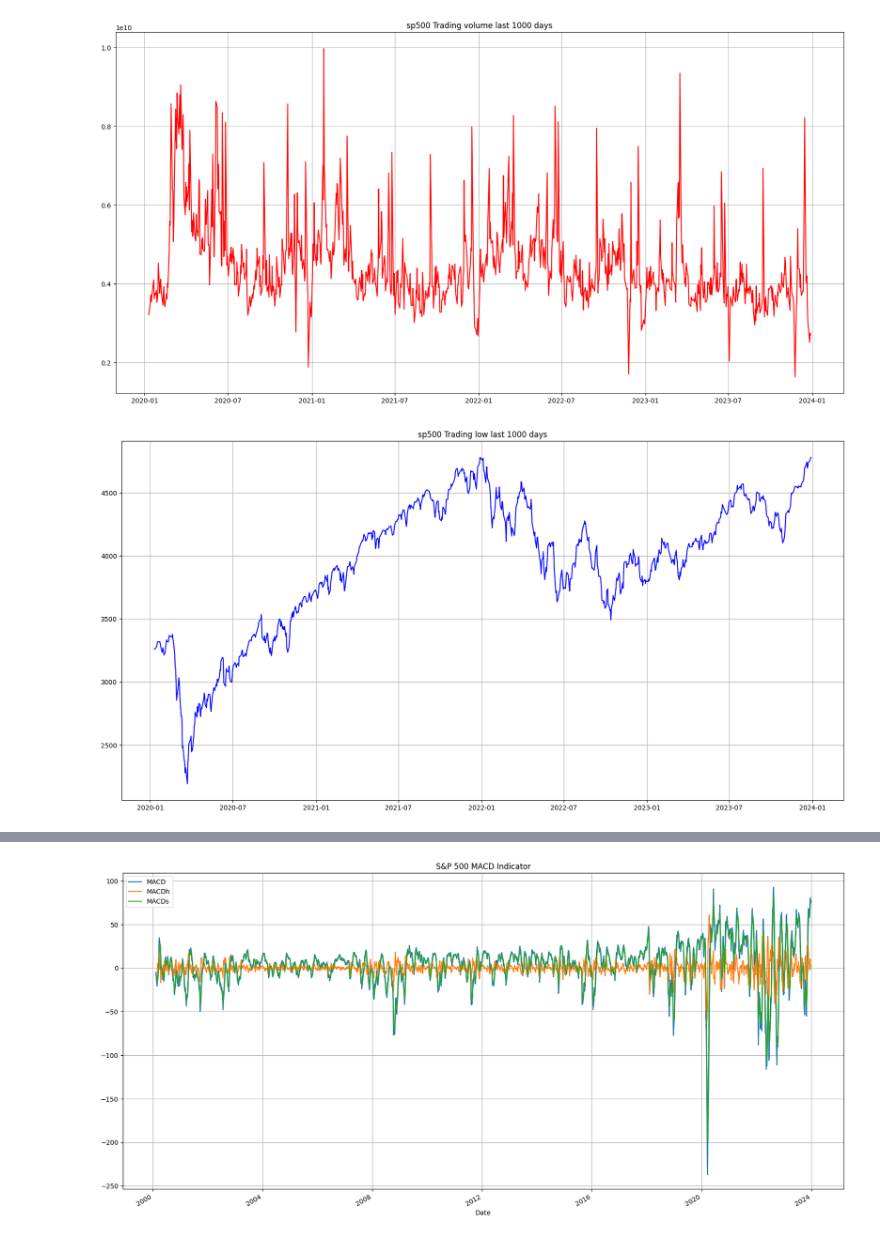
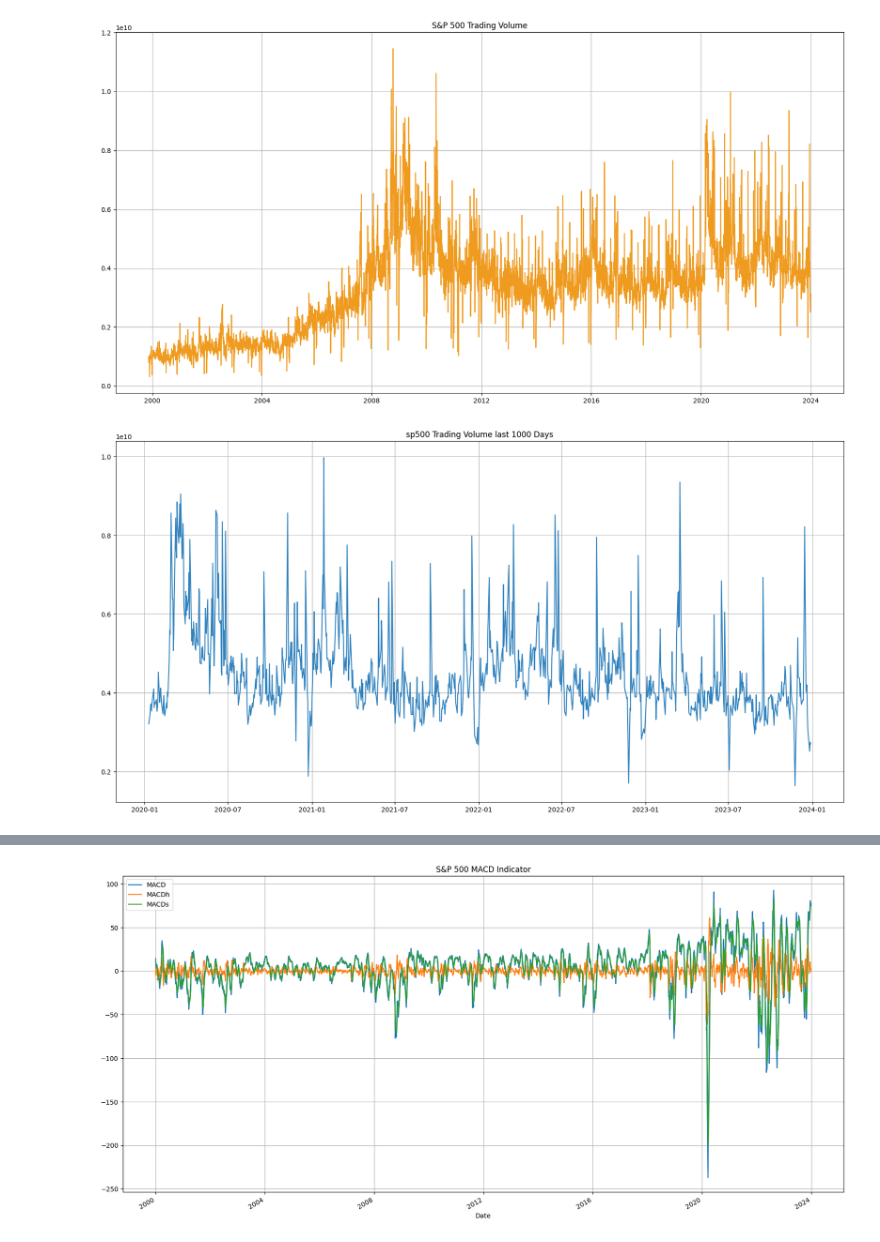
Before and after one commit to MichaelHoha/algo-trding-predictions-s-p-500, a Jupyter notebook: Algo_Trading.ipynb, the cells around one changed output, grey strips where cells are left out. Drawn from its saved outputs; the diff is of its cells as text; code cells hidden in the pictures.

```diff
--- a/Algo_Trading.ipynb
+++ b/Algo_Trading.ipynb
@@ -43,7 +85,7 @@ hist
 # %%
-start_date = "2000-01-01"
+start_date = "1999-11-15"
 end_date = "2023-12-31"
 
 hist = sp500.history(start=start_date,end=end_date)
-hist
+hist.info()
 # %% [output]
@@ -64,10 +119,8 @@ hist
 # %%
+Show_Graph(hist["Volume"], "S&P 500 Trading Volume", '#ef9b20')
+
 vol_sp500 = hist["Volume"][-1000:-1]
-Show_Graph(vol_sp500, "sp500 Trading volume last 1000 days", 'red')
+Show_Graph(vol_sp500, "sp500 Trading Volume last 1000 Days", '#3182BD')
 # %% [output]
-[figure, old version]
+[figure, new version]
+[figure, added]
-# %%
-low_sp500 = hist["Low"][-1000:-1]
-Show_Graph(low_sp500, "sp500 Trading low last 1000 days", 'Blue')
-# %% [output]
-[figure, removed]
```
Also changed, not shown: parts of 66 cells of this notebook.
